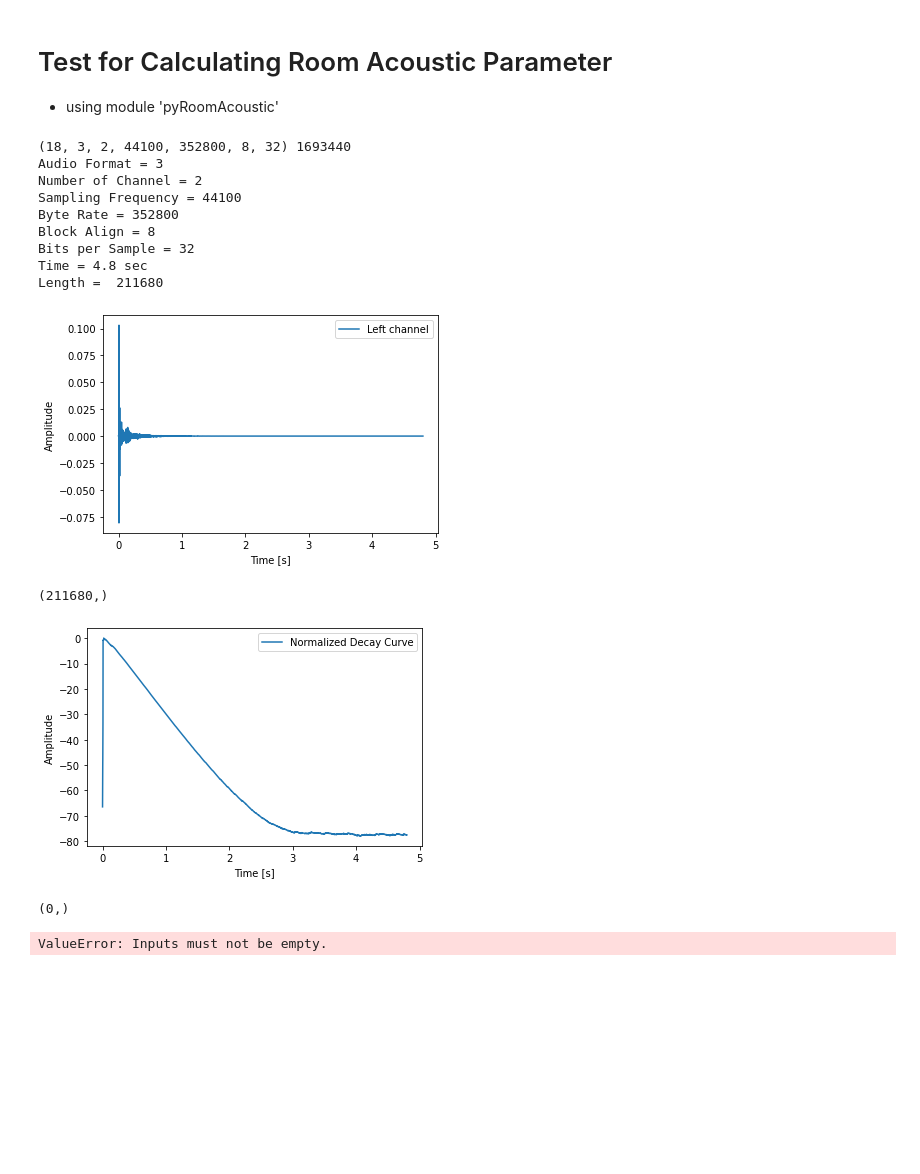
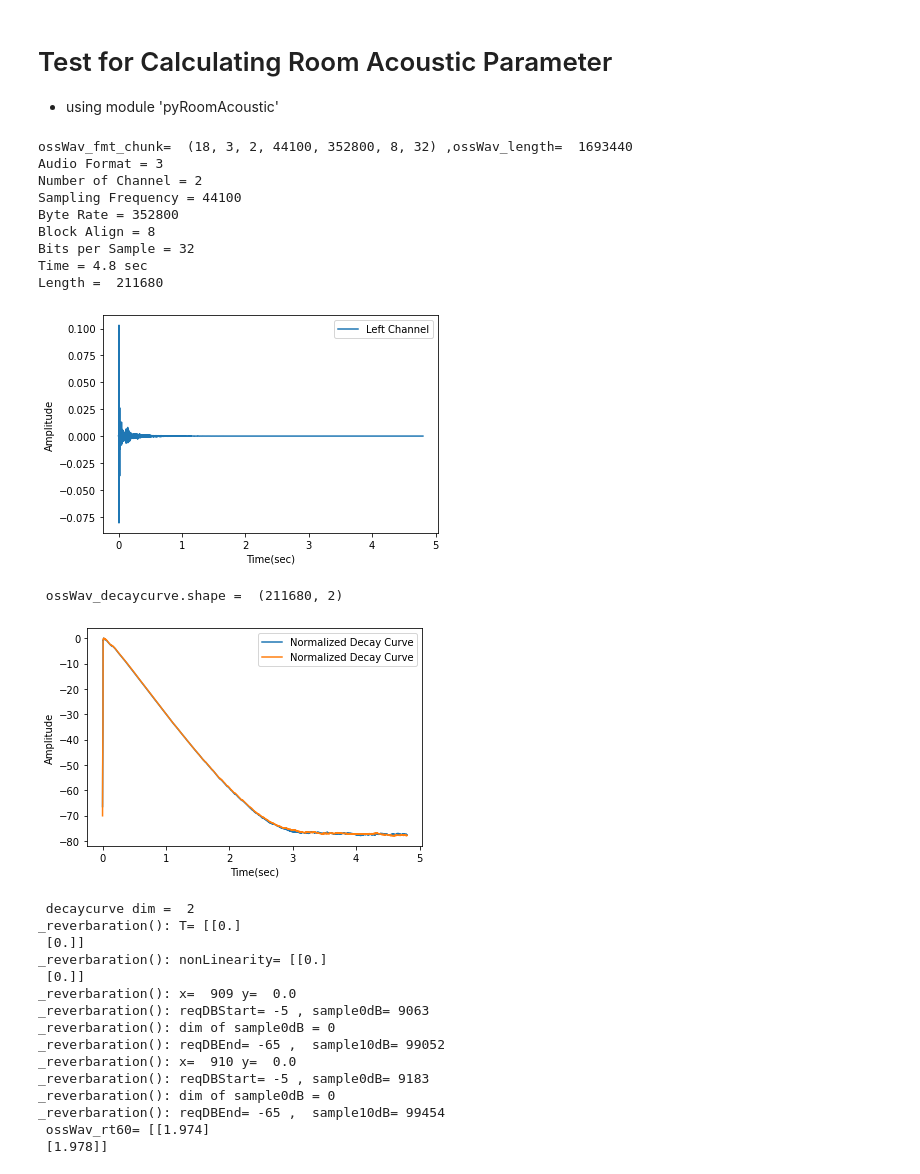
Before and after one commit to sunnyside74/pyOssAudioAnalyzer, a Jupyter notebook: ossTestAcousticCalc.ipynb, the cells around one changed output. Cells and saved outputs as stored; diff of their text form; code cells hidden in the pictures; blank space fills up the shorter version.

Commit message:
T60함수 버그 관련 수정 완료 - 입력한 오디오 신호가 시작부분에서 _reverberation 함수의 -5dB, -60dB 조건을 만족해버려 계산이 안되었던 문제 - 정규화된 decayCurve에서 최대값 0.0dB의 배열값을 찾도록 수정 (numpy.argmax) - 찾아진 배열 값부터 조건(-5dB, -65dB)값을 찾도록 수정함

```diff
--- a/ossTestAcousticCalc.ipynb
+++ b/ossTestAcousticCalc.ipynb
@@ -51,13 +52,10 @@ wav_fname = os.path.join(audio_dir, 'TyndallBruceMonument.wav')
 # Read .wav file using pyOssWavfile.read() & Extract .wav file header information
 
 ossWav_fmt_chunk, ossWav_data, ossWav_length = pyOssWavfile.read(wav_fname)
-
-print(ossWav_fmt_chunk, ossWav_length)
-
 ossWav_format, ossWav_numch, ossWav_fs, ossWav_byterate, ossWav_blockalign, ossWav_bitdepth = pyOssWavfile.extractWavFmtChunk(ossWav_fmt_chunk)
-
 ossWav_time = ossWav_data.shape[0] / ossWav_fs
 
+print("ossWav_fmt_chunk= ", ossWav_fmt_chunk, ",ossWav_length= ", ossWav_length)
 print("Audio Format =", ossWav_format)
 print("Number of Channel =", ossWav_numch)
 print("Sampling Frequency =", ossWav_fs)
@@ -68,16 +66,9 @@ print("Time =", ossWav_time, "sec")
 print("Length = ", ossWav_data.shape[0])
 
 # Plot loaded wave file
-plot_time = np.linspace(0., ossWav_time, ossWav_data.shape[0])
-
-plt.plot(plot_time, ossWav_data[:, 0], label="Left channel")
-#plt.plot(plot_time, ossWav_data[:, 1], label="Right channel")
-plt.legend()
-plt.xlabel("Time [s]")
-plt.ylabel("Amplitude")
-plt.show()
+dbg.plotAudio(ossWav_fs, ossWav_data[:,0], "Left Channel", "Time(sec)", "Amplitude")
 # %% [output]
-(18, 3, 2, 44100, 352800, 8, 32) 1693440
+ossWav_fmt_chunk=  (18, 3, 2, 44100, 352800, 8, 32) ,ossWav_length=  1693440
 Audio Format = 3
 Number of Channel = 2
 Sampling Frequency = 44100
@@ -86,25 +77,41 @@ Block Align = 8
 Bits per Sample = 32
 Time = 4.8 sec
 Length =  211680
-[figure, old version]
+[figure, new version]
 # %%
+import pyRoomAcoustic
 
-ossWav_decaycurve = pyRoomAcoustic.decayCurve(ossWav_data[:,0], ossWav_time, ossWav_fs)
 
-print (ossWav_decaycurve.shape)
+#ossWav_decaycurve = pyRoomAcoustic.decayCurve(ossWav_data[:,0], ossWav_time, ossWav_fs)
+ossWav_decaycurve = pyRoomAcoustic.decayCurve(ossWav_data, ossWav_time, ossWav_fs)
+
+#dbg.dPrint("", "ossWav_decaycurve.shape = ", ossWav_decaycurve.shape)
+
+np.zeros((2,1))
 
 # Plot Normalized Decay Curve
-plot_time = np.linspace(0., ossWav_time, ossWav_decaycurve.shape[0])
+dbg.plotAudio(ossWav_fs, ossWav_decaycurve, "Normalized Decay Curve", "Time(sec)", "Amplitude")
 
-plt.plot(plot_time, ossWav_decaycurve, label="Normalized Decay Curve")
-plt.legend()
-plt.xlabel("Time [s]")
-plt.ylabel("Amplitude")
-plt.show()
+#dbg.dPrint("", "decaycurve dim = ", ossWav_decaycurve.ndim)      # for Debug
 
 ossWav_rt60, ossWav_nonLin = pyRoomAcoustic.T60(ossWav_decaycurve, ossWav_fs)
+
+dbg.dPrint("", "ossWav_rt60=", ossWav_rt60)         # for Debug
 # %% [output]
-(211680,)
+ ossWav_decaycurve.shape =  (211680, 2)
-[figure, old version]
+[figure, new version]
-(0,)
+ decaycurve dim =  2
+_reverbaration(): T= [[0.]
+ [0.]]
+_reverbaration(): nonLinearity= [[0.]
+ [0.]]
+_reverbaration(): x=  909 y=  0.0
+_reverbaration(): reqDBStart= -5 , sample0dB= 9063
+_reverbaration(): dim of sample0dB = 0
+_reverbaration(): reqDBEnd= -65 ,  sample10dB= 99052
+_reverbaration(): x=  910 y=  0.0
+_reverbaration(): reqDBStart= -5 , sample0dB= 9183
+_reverbaration(): dim of sample0dB = 0
+_reverbaration(): reqDBEnd= -65 ,  sample10dB= 99454
+ ossWav_rt60= [[1.974]
+ [1.978]]
-ValueError: Inputs must not be empty.
```
Also changed, not shown: parts of 1 cell of this notebook, 4 other files.
